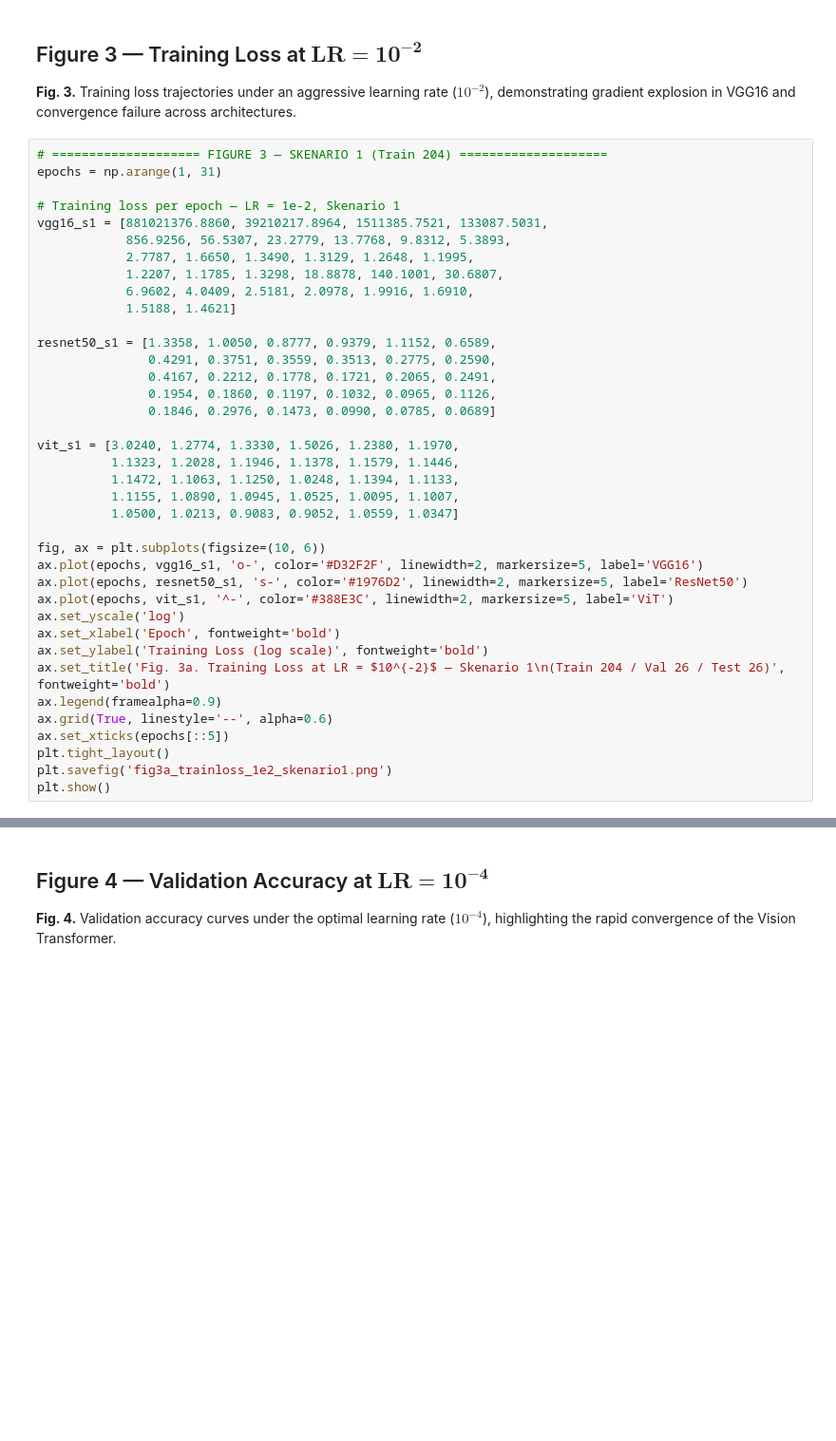
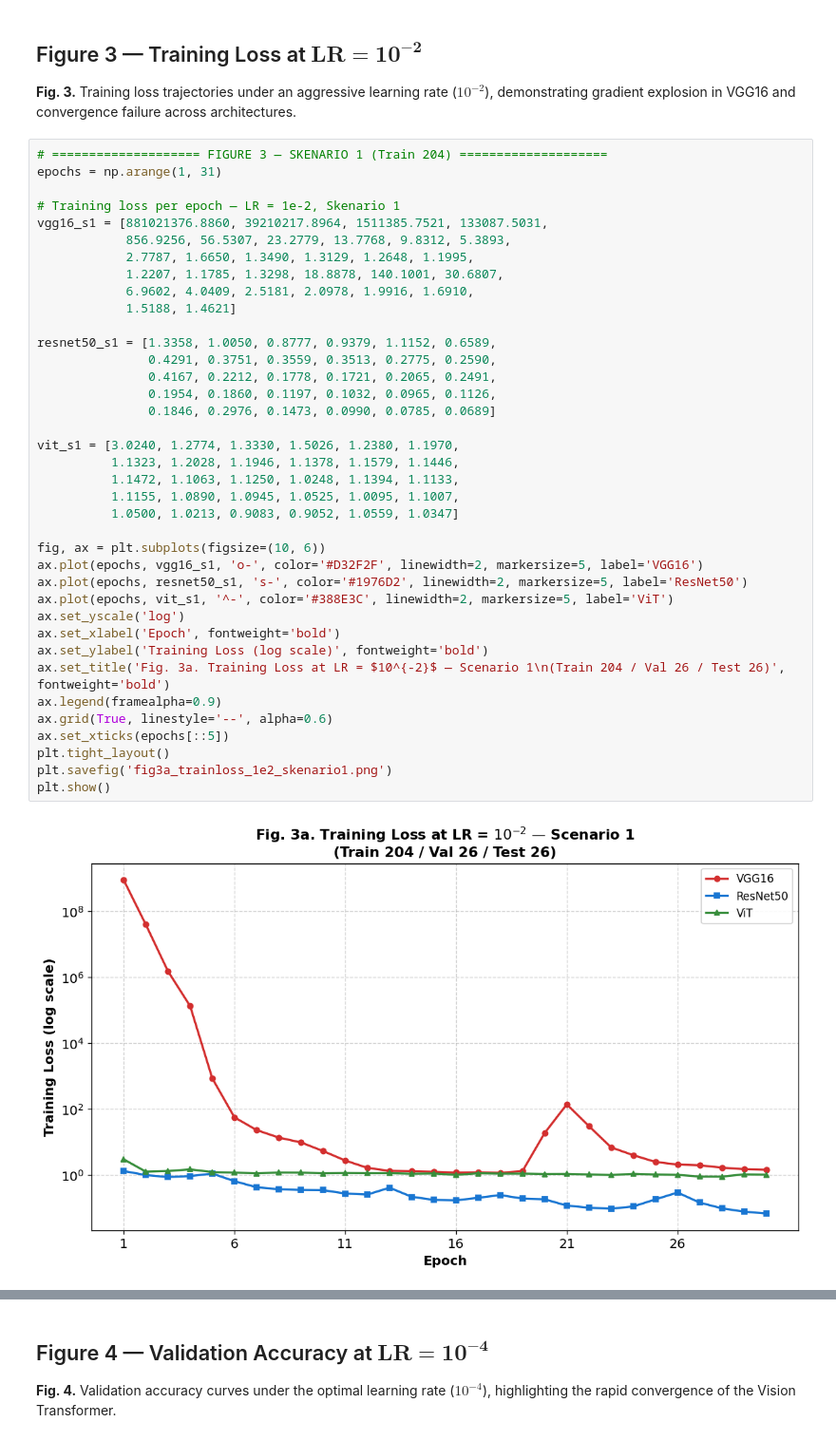
Before and after one commit to erlanggadewasakti/CT-Brain-Image-Classification, a Jupyter notebook: eda.ipynb, the cells around one changed output, grey strips where cells are left out. Shown at 95% size. Cells and saved outputs as stored; diff of their text form; blank space fills up the shorter version.

```diff
--- a/eda.ipynb
+++ b/eda.ipynb
@@ -33,34 +31,36 @@ vgg16_s1 = [881021376.8860, 39210217.8964, 1511385.7521, 133087.5031,
             2.7787, 1.6650, 1.3490, 1.3129, 1.2648, 1.1995,
             1.2207, 1.1785, 1.3298, 18.8878, 140.1001, 30.6807,
             6.9602, 4.0409, 2.5181, 2.0978, 1.9916, 1.6910,
             1.5188, 1.4621]
 
 resnet50_s1 = [1.3358, 1.0050, 0.8777, 0.9379, 1.1152, 0.6589,
                0.4291, 0.3751, 0.3559, 0.3513, 0.2775, 0.2590,
                0.4167, 0.2212, 0.1778, 0.1721, 0.2065, 0.2491,
                0.1954, 0.1860, 0.1197, 0.1032, 0.0965, 0.1126,
                0.1846, 0.2976, 0.1473, 0.0990, 0.0785, 0.0689]
 
 vit_s1 = [3.0240, 1.2774, 1.3330, 1.5026, 1.2380, 1.1970,
           1.1323, 1.2028, 1.1946, 1.1378, 1.1579, 1.1446,
           1.1472, 1.1063, 1.1250, 1.0248, 1.1394, 1.1133,
           1.1155, 1.0890, 1.0945, 1.0525, 1.0095, 1.1007,
           1.0500, 1.0213, 0.9083, 0.9052, 1.0559, 1.0347]
 
 fig, ax = plt.subplots(figsize=(10, 6))
 ax.plot(epochs, vgg16_s1, 'o-', color='#D32F2F', linewidth=2, markersize=5, label='VGG16')
 ax.plot(epochs, resnet50_s1, 's-', color='#1976D2', linewidth=2, markersize=5, label='ResNet50')
 ax.plot(epochs, vit_s1, '^-', color='#388E3C', linewidth=2, markersize=5, label='ViT')
 ax.set_yscale('log')
 ax.set_xlabel('Epoch', fontweight='bold')
 ax.set_ylabel('Training Loss (log scale)', fontweight='bold')
-ax.set_title('Fig. 3a. Training Loss at LR = $10^{-2}$ — Skenario 1\n(Train 204 / Val 26 / Test 26)', fontweight='bold')
+ax.set_title('Fig. 3a. Training Loss at LR = $10^{-2}$ — Scenario 1\n(Train 204 / Val 26 / Test 26)', fontweight='bold')
 ax.legend(framealpha=0.9)
 ax.grid(True, linestyle='--', alpha=0.6)
 ax.set_xticks(epochs[::5])
 plt.tight_layout()
 plt.savefig('fig3a_trainloss_1e2_skenario1.png')
 plt.show()
+# %% [output]
+[figure, added]
 # %%
 # ==================== FIGURE 3 — SKENARIO 2 (Train 178) ====================
 epochs = np.arange(1, 31)
```
Also changed, not shown: parts of 7 cells of this notebook, 2 other files.
